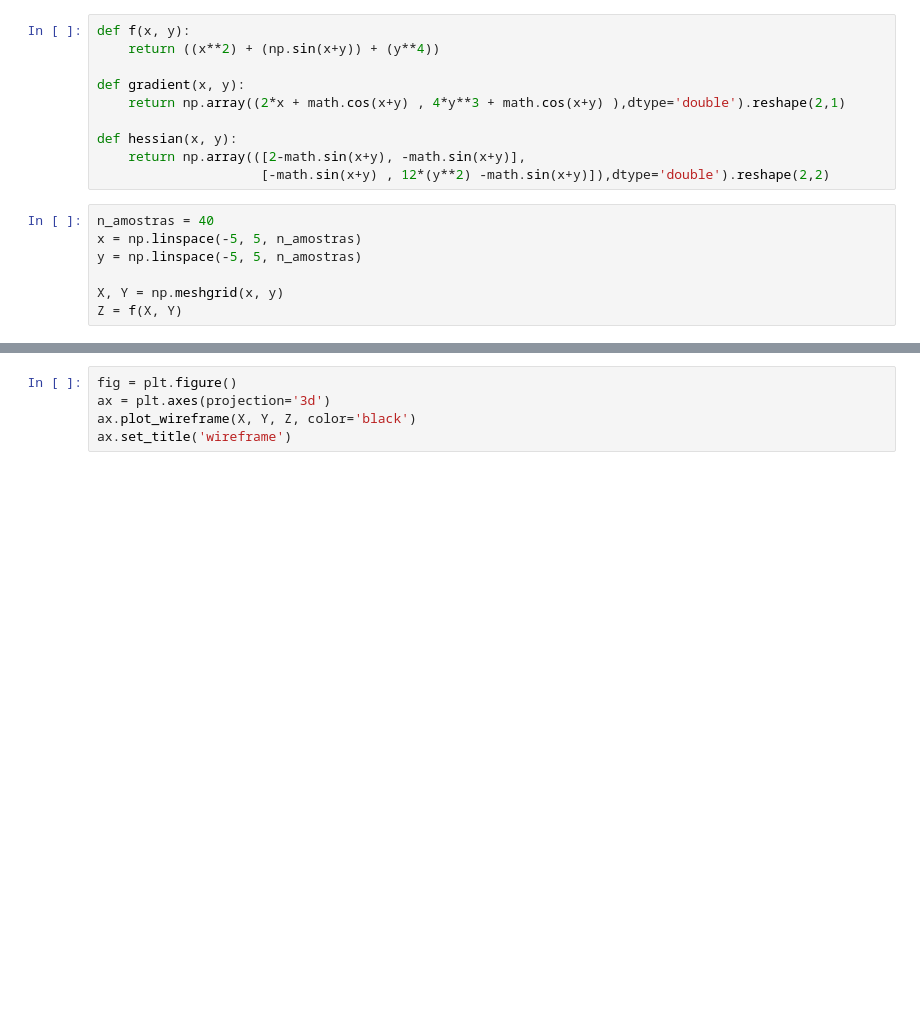
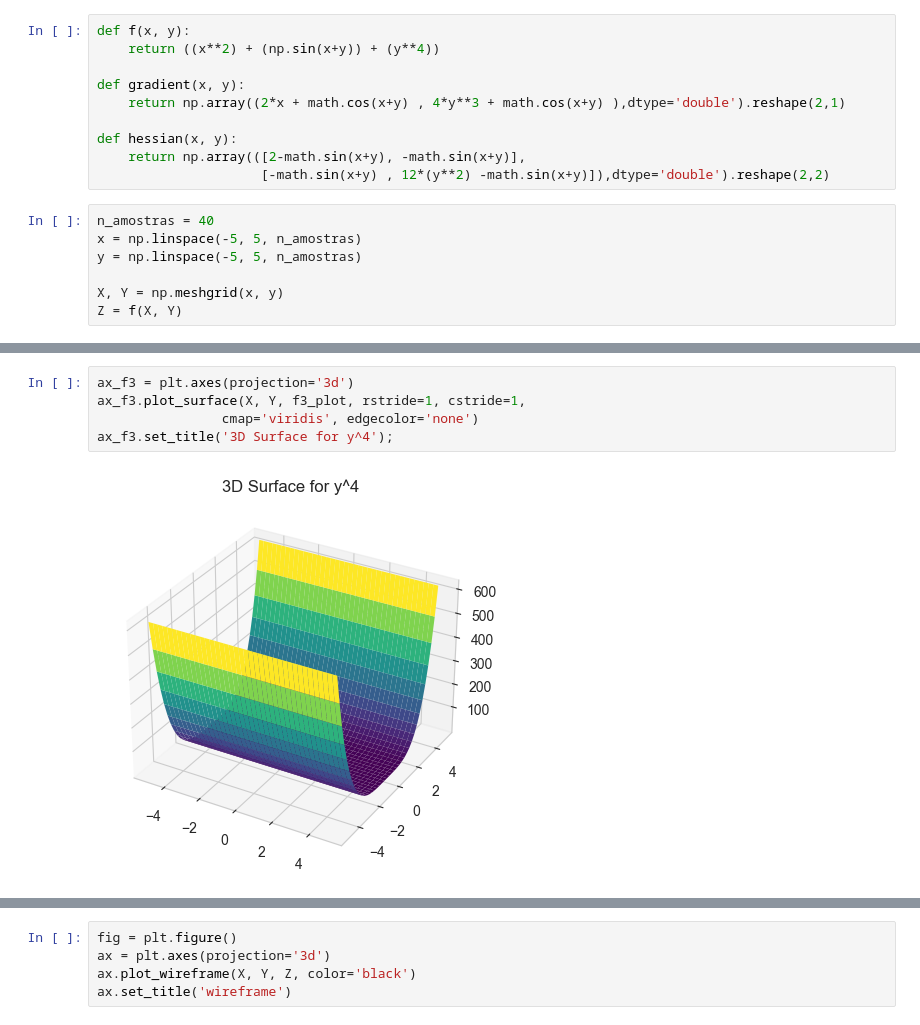
Before and after one commit to umjourje/COS360-Otimizacao-2022.2, a Jupyter notebook: Implementação de Funções e Plots.ipynb, the cells around one changed output, grey strips where cells are left out. Drawn from its saved outputs; the diff is of its cells as text; blank space fills up the shorter version.

```diff
--- a/Implementação de Funções e Plots.ipynb
+++ b/Implementação de Funções e Plots.ipynb
@@ -55,0 +68,7 @@ fig2
+# %%
+ax_f3 = plt.axes(projection='3d')
+ax_f3.plot_surface(X, Y, f3_plot, rstride=1, cstride=1,
+                cmap='viridis', edgecolor='none')
+ax_f3.set_title('3D Surface for y^4');
+# %% [output]
+[figure, added]
```
Also changed, not shown: parts of 17 cells of this notebook.
